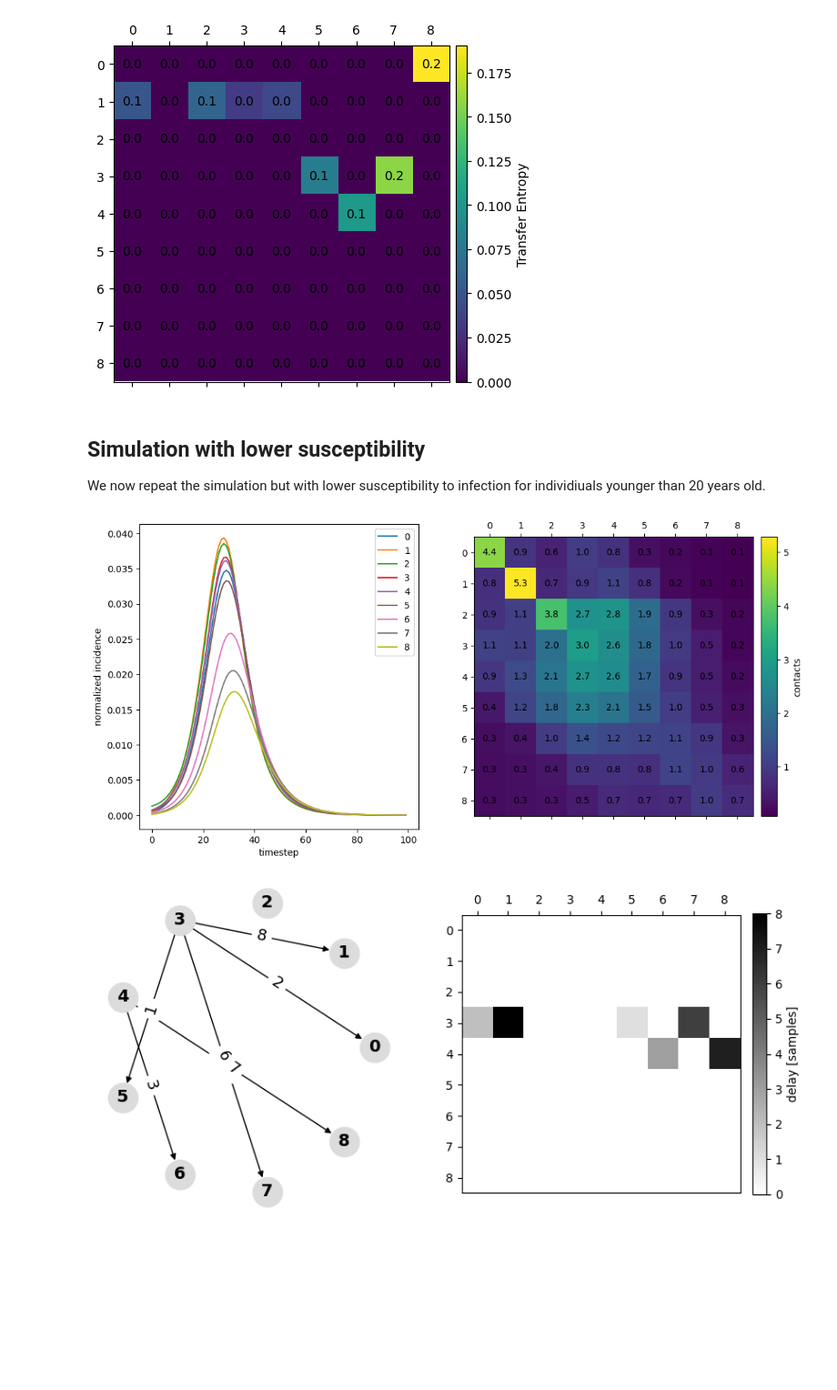
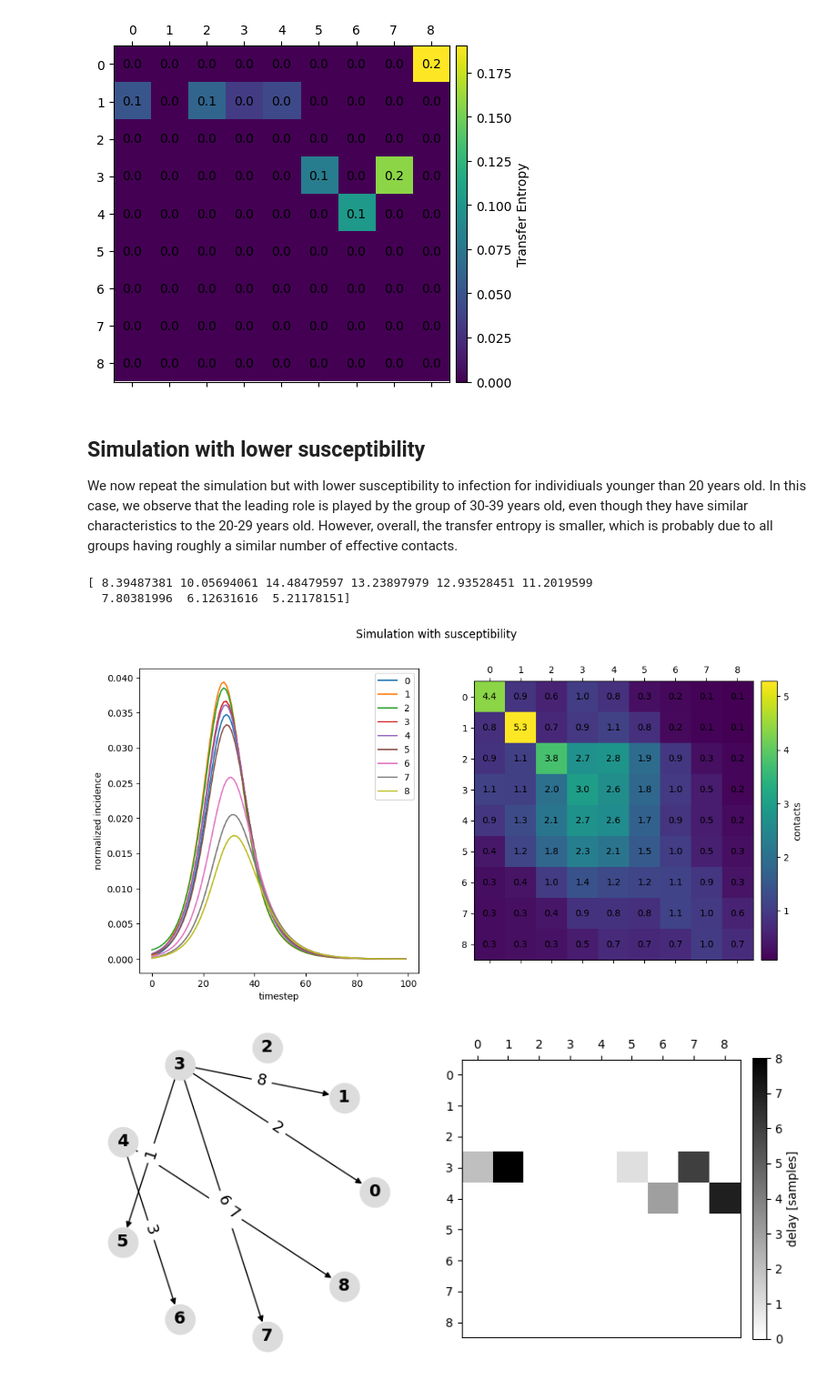
Before and after one commit to aaleta/cmi_covid, a Jupyter notebook: notebooks/analyze_results.ipynb, the cells around one changed output. Shown at 91% size. Drawn from its saved outputs; the diff is of its cells as text; code cells hidden in the pictures; blank space fills up the shorter version.

```diff
--- a/notebooks/analyze_results.ipynb
+++ b/notebooks/analyze_results.ipynb
@@ -39,16 +41,18 @@ plt.show()
 # %% [markdown]
 ## Simulation with lower susceptibility
 
-We now repeat the simulation but with lower susceptibility to infection for individiuals younger than 20 years old.
+We now repeat the simulation but with lower susceptibility to infection for individiuals younger than 20 years old. In this case, we observe that the leading role is played by the group of 30-39 years old, even though they have similar characteristics to the 20-29 years old. However, overall, the transfer entropy is smaller, which is probably due to all groups having roughly a similar number of effective contacts.
 # %%
 analysis = pickle.load(open('results/results_simulation_sus0.56_JidtKraskovCMI_maxLag10_minLag1.pkl', 'rb'))
 # %%
 data = analysis['data']
 
-fig, ax = plot_curves_matrix(data, susceptibility=0.56)
+fig, ax = plot_curves_matrix(data, susceptibility=0.56, title='Simulation with susceptibility')
 plt.show()
 # %% [output]
+[ 8.39487381 10.05694061 14.48479597 13.23897979 12.93528451 11.2019599
+  7.80381996  6.12631616  5.21178151]
-[figure, old version]
+[figure, new version]
 # %%
 results = analysis['combined_results']
 graph, fig = plot_network(results, 'max_te_lag', fdr=False)
```
Also changed, not shown: parts of 16 cells of this notebook, 6 other files.
